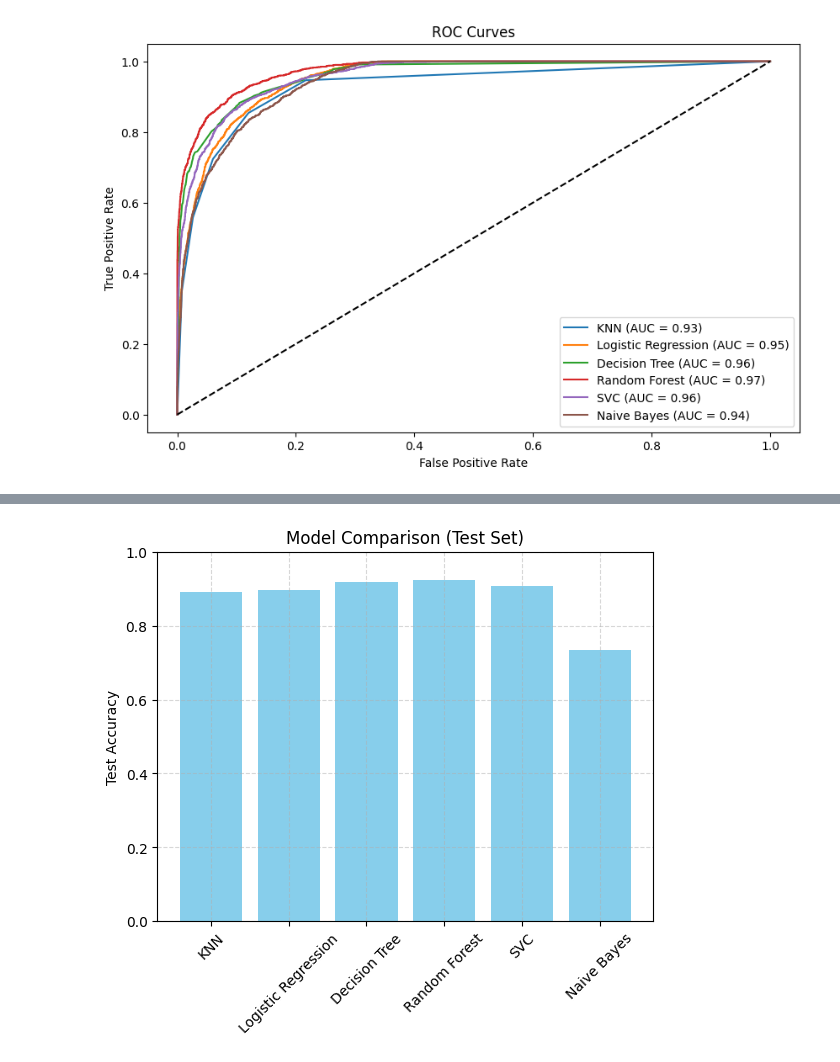
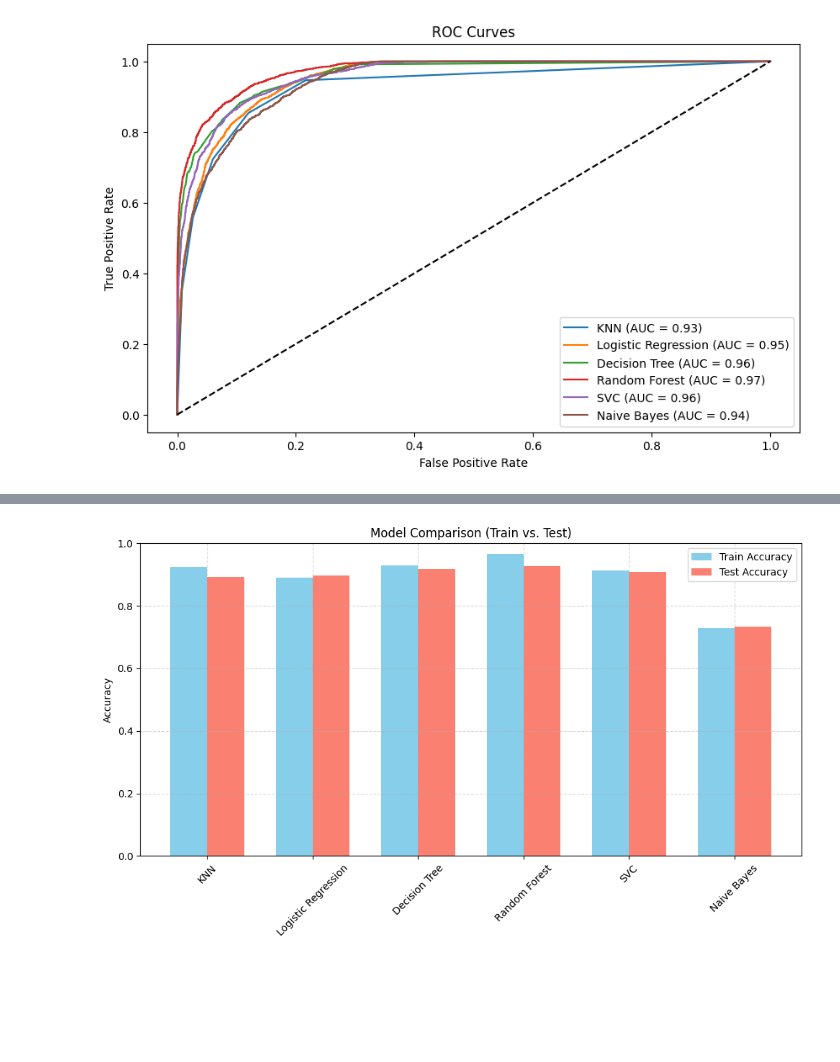
Before and after one commit to MrRobot-cpp/Loan-Prediction-ML-Project, a Jupyter notebook: loan_Prediction_Notebook.ipynb, the cells around one changed output, grey strips where cells are left out. Drawn from its saved outputs; the diff is of its cells as text; code cells hidden in the pictures; blank space fills up the shorter version.

```diff
--- a/loan_Prediction_Notebook.ipynb
+++ b/loan_Prediction_Notebook.ipynb
@@ -360,19 +360,55 @@ Random Forest: 0.9214
 SVC: 0.9055
 Naive Bayes: 0.7302
 # %%
-model_scores = {}
+
+
+model_scores = {'Train': {}, 'Test': {}}
 
 for name, model in models.items():
+    # Fit the model
     model.fit(X_train, y_train)
-    score = model.score(X_test, y_test)
-    model_scores[name] = score
 
-plt.bar(model_scores.keys(), model_scores.values(), color='skyblue')
-plt.ylabel("Test Accuracy")
-plt.title("Model Comparison (Test Set)")
-plt.xticks(rotation=45)
-plt.ylim(0, 1)
-plt.grid(True, linestyle='--', alpha=0.5)
+    # Calculate training accuracy
+    train_score = model.score(X_train, y_train)
+    model_scores['Train'][name] = train_score
+
+    # Calculate testing accuracy
+    test_score = model.score(X_test, y_test)
+    model_scores['Test'][name] = test_score
+
+# Plotting
+fig, ax = plt.subplots(figsize=(10, 6))
+width = 0.35  # Width of the bars
+x = range(len(models))  # X-axis positions
+
+# Plot training accuracy (e.g., blue)
+train_bars = ax.bar(
+    [i - width/2 for i in x],  # Shift left for training bars
+    model_scores['Train'].values(),
+    width,
+    label='Train Accuracy',
+    color='skyblue'
+)
+
+# Plot testing accuracy (e.g., orange)
+test_bars = ax.bar(
+    [i + width/2 for i in x],  # Shift right for testing bars
+    model_scores['Test'].values(),
+    width,
+    label='Test Accuracy',
+    color='salmon'
+)
+
+# Customize the plot
+ax.set_ylabel('Accuracy')
+ax.set_title('Model Comparison (Train vs. Test)')
+ax.set_xticks(x)
+ax.set_xticklabels(models.keys(), rotation=45)
+ax.set_ylim(0, 1)
+ax.grid(True, linestyle='--', alpha=0.5)
+ax.legend()
+
+plt.tight_layout()
 plt.show()
 # %% [output]
-[figure, old version]
+[figure, new version]
```
Also changed, not shown: parts of 2 cells of this notebook, 1 other file.
